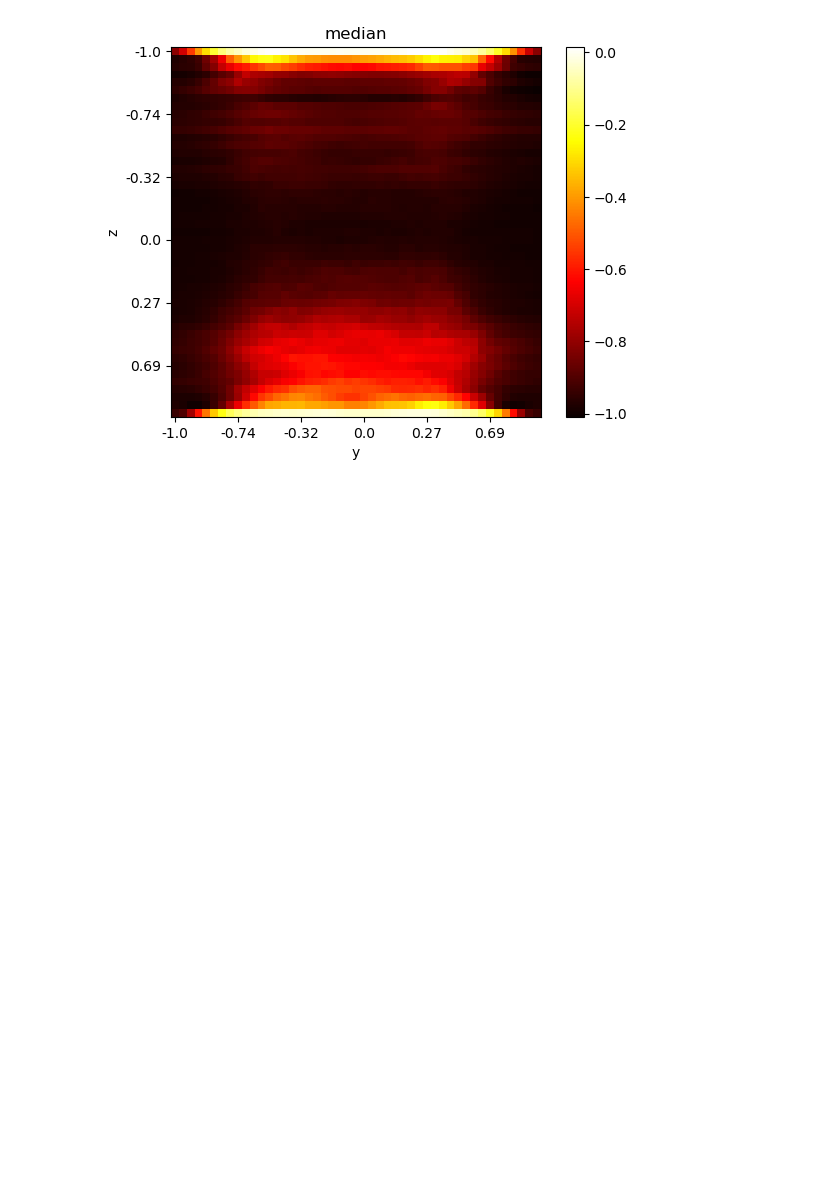
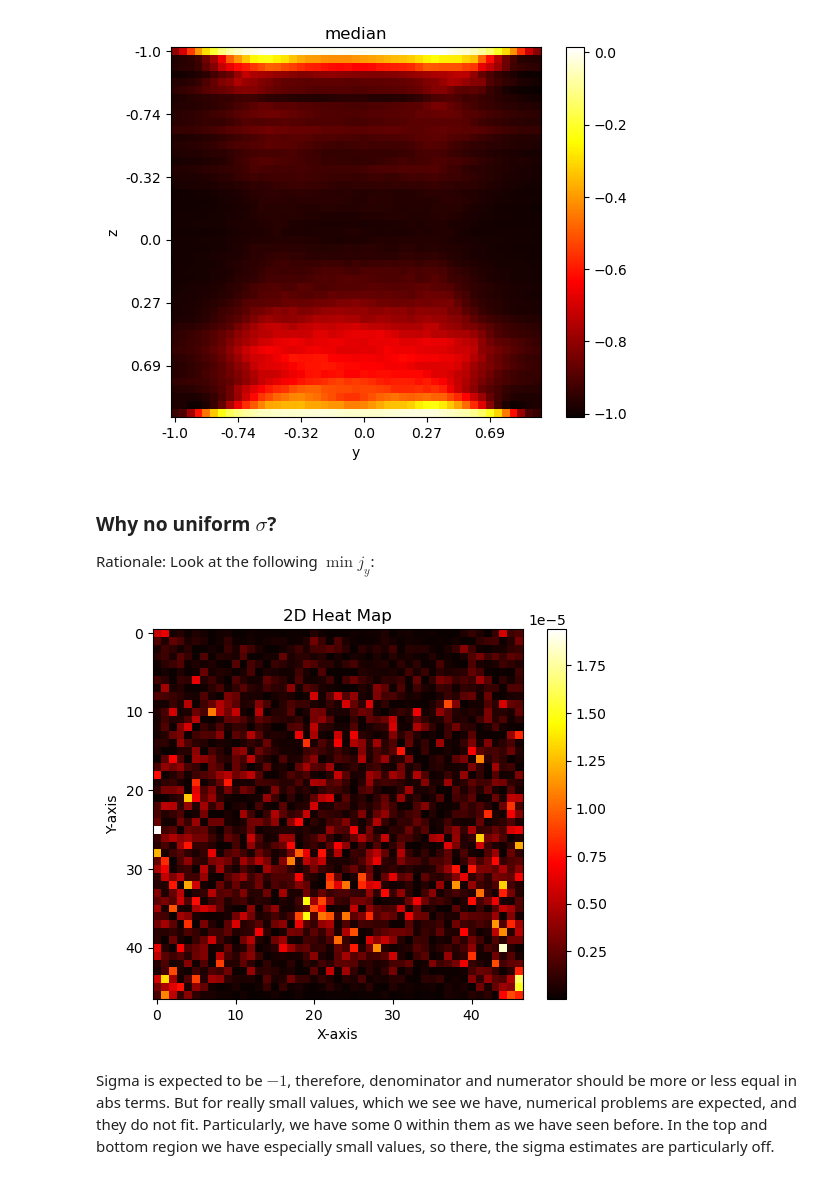
Before and after one commit to MichaelSkowronek/potential_probe_velocity_measuring, a Jupyter notebook: notebooks/sigma_and_b.ipynb, the cells around one changed output. Drawn from its saved outputs; the diff is of its cells as text; code cells hidden in the pictures; blank space fills up the shorter version.

```diff
--- a/notebooks/sigma_and_b.ipynb
+++ b/notebooks/sigma_and_b.ipynb
@@ -589,3 +510,13 @@ median(median(sigma_est_ts)) = -0.8368650308810219
 [figure]
 [figure]
 [figure]
+# %% [markdown]
+### Why no uniform $\sigma$?
+
+Rationale: Look at the following $\min{j_y}$:
+# %%
+plot_heatmap(np.min(np.abs(j_y), axis=0))
+# %% [output]
+[figure, added]
+# %% [markdown]
+Sigma is expected to be $-1$, therefore, denominator and numerator should be more or less equal in abs terms. But for really small values, which we see we have, numerical problems are expected, and they do not fit. Particularly, we have some 0 within them as we have seen before. In the top and bottom region we have especially small values, so there, the sigma estimates are particularly off.
```
Also changed, not shown: parts of 4 cells of this notebook, 2 other files.
